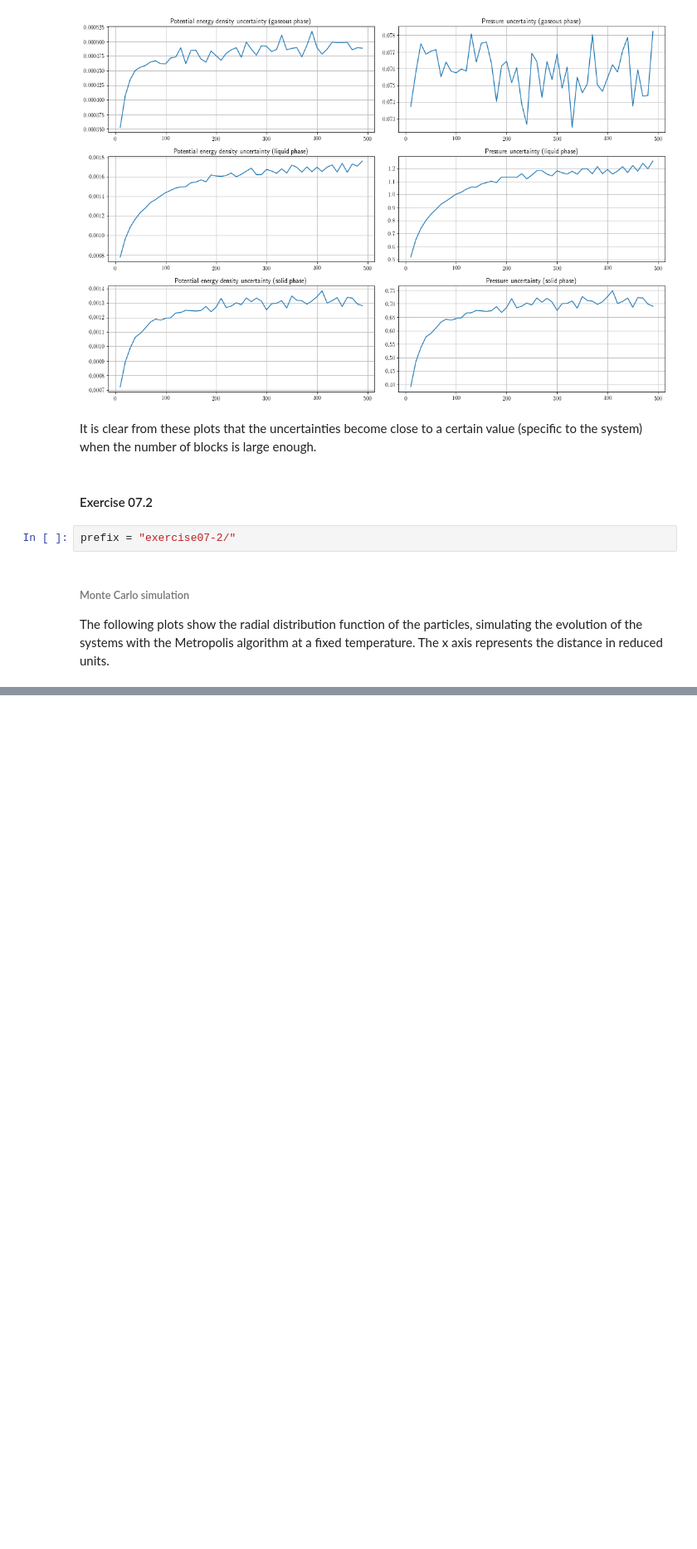
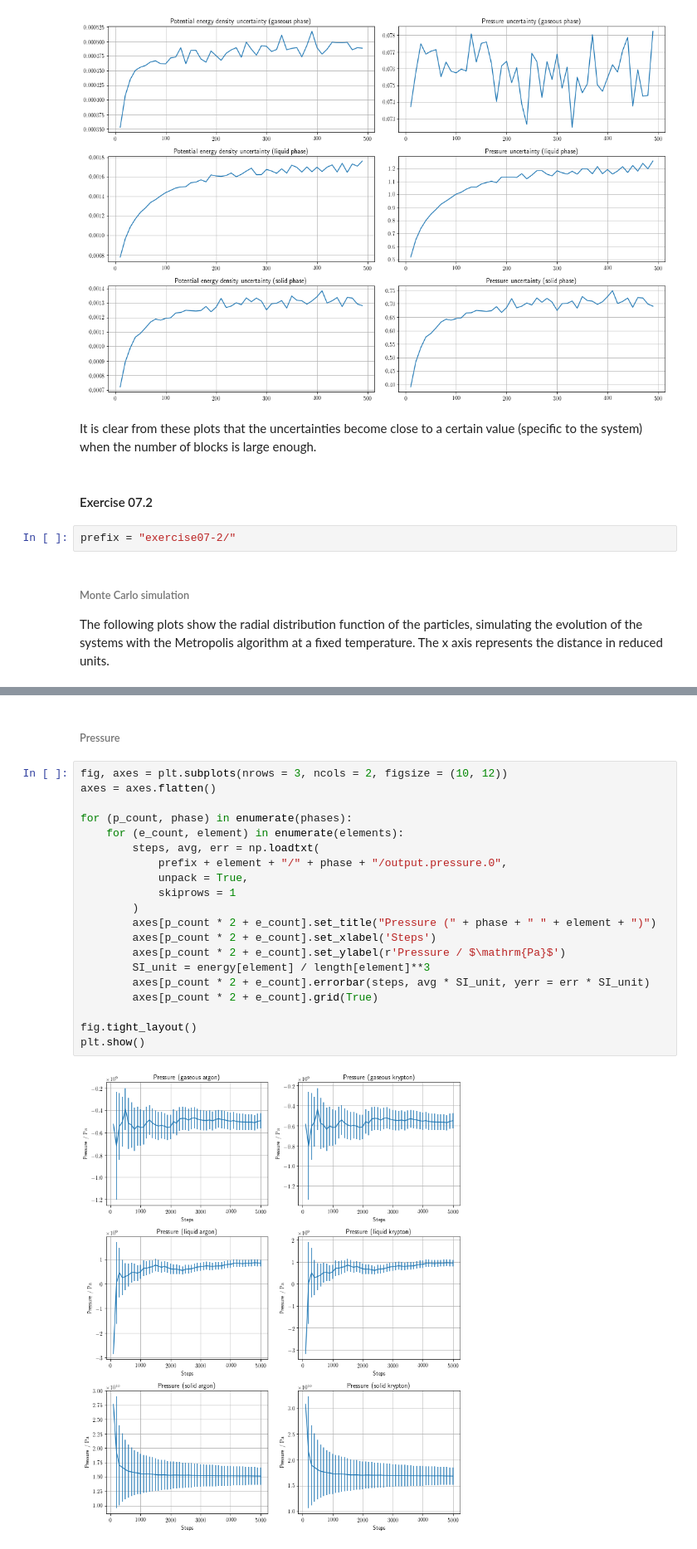
Before and after one commit to phaerrax/lab-simulazione-numerica, a Jupyter notebook: exercise07/exercise07.ipynb, the cells around one changed output, grey strips where cells are left out. Shown at 83% size. Saved outputs shown, nothing was run; the diff lists cells and outputs as text; blank space fills up the shorter version.

```diff
--- a/exercise07/exercise07.ipynb
+++ b/exercise07/exercise07.ipynb
@@ -208,0 +253,24 @@ plt.show()
+# %% [markdown]
+###### Pressure
+# %%
+fig, axes = plt.subplots(nrows = 3, ncols = 2, figsize = (10, 12))
+axes = axes.flatten()
+
+for (p_count, phase) in enumerate(phases):
+    for (e_count, element) in enumerate(elements):
+        steps, avg, err = np.loadtxt(
+            prefix + element + "/" + phase + "/output.pressure.0",
+            unpack = True,
+            skiprows = 1
+        )
+        axes[p_count * 2 + e_count].set_title("Pressure (" + phase + " " + element + ")")
+        axes[p_count * 2 + e_count].set_xlabel('Steps')
+        axes[p_count * 2 + e_count].set_ylabel(r'Pressure / $\mathrm{Pa}$')
+        SI_unit = energy[element] / length[element]**3
+        axes[p_count * 2 + e_count].errorbar(steps, avg * SI_unit, yerr = err * SI_unit)
+        axes[p_count * 2 + e_count].grid(True)
+
+fig.tight_layout()
+plt.show()
+# %% [output]
+[figure, added]
```
Also changed, not shown: parts of 9 cells of this notebook, 16 other files.
